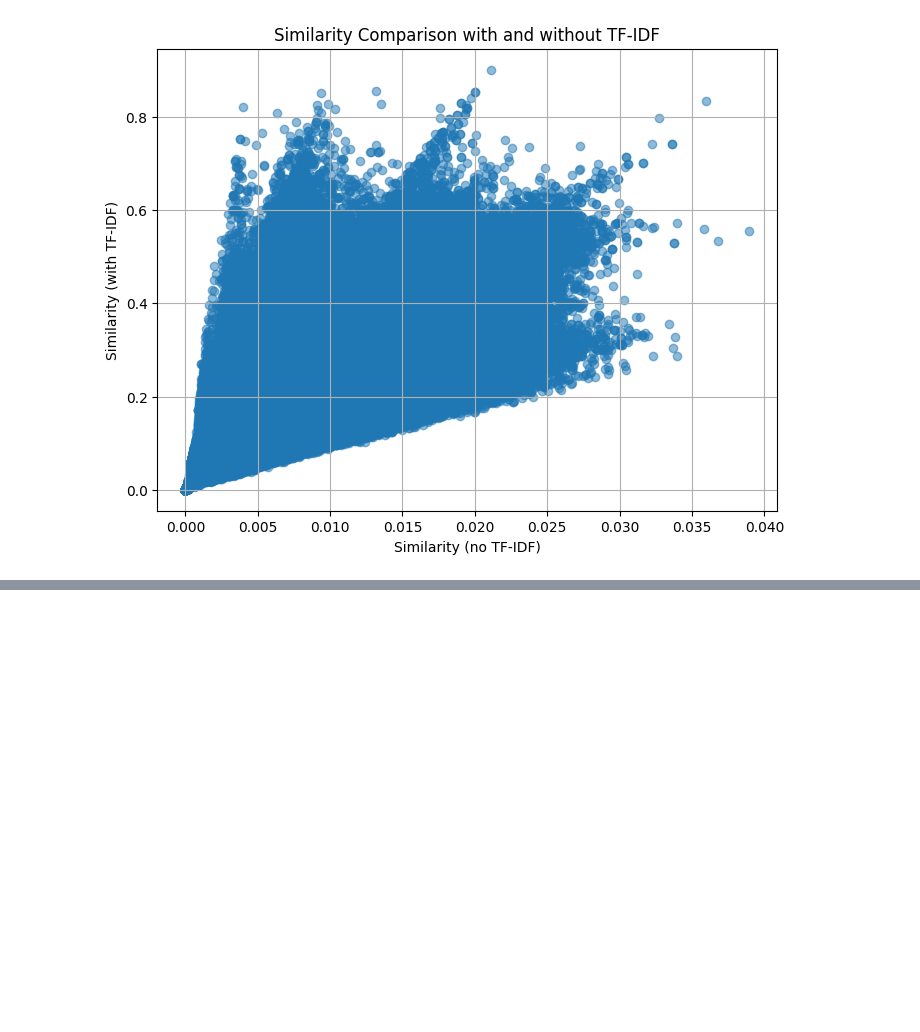
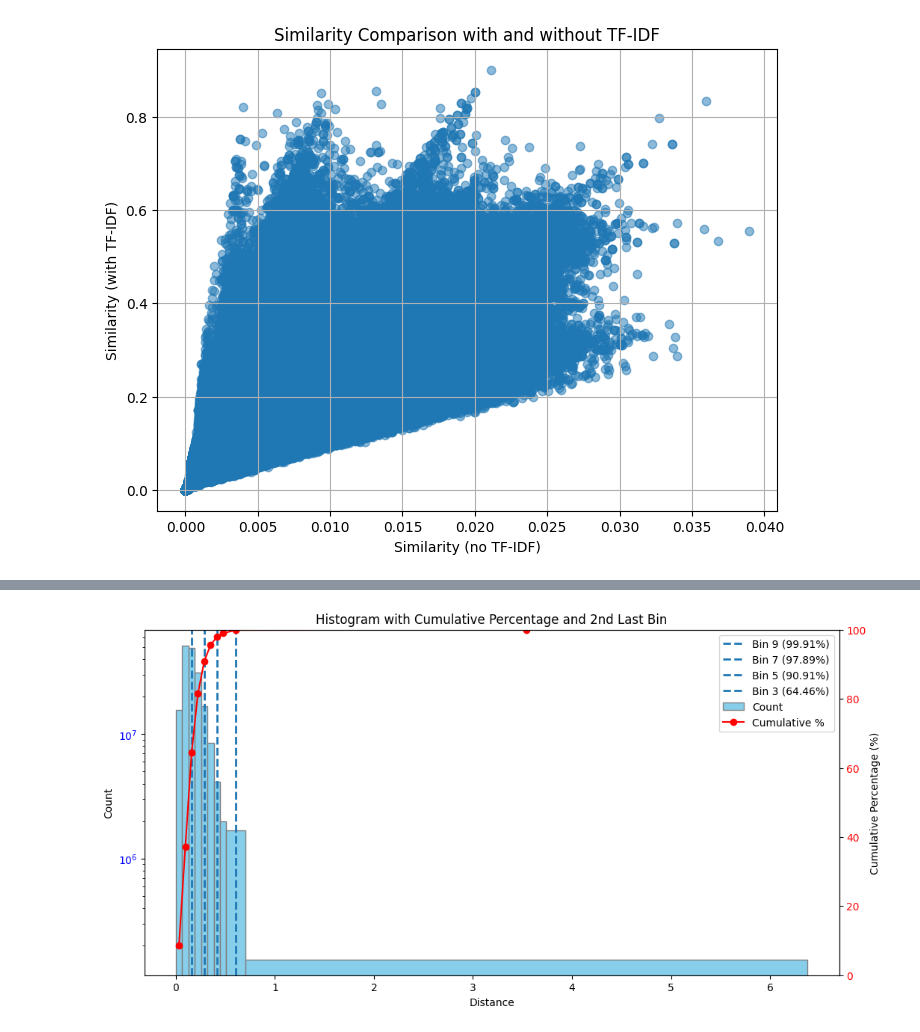
Before and after one commit to dangtom700/StudyApp_V2_May18_2024, a Jupyter notebook: scripts/main.ipynb, the cells around one changed output, grey strips where cells are left out. Cells and saved outputs as stored; diff of their text form; code cells hidden in the pictures; blank space fills up the shorter version.

```diff
--- a/scripts/main.ipynb
+++ b/scripts/main.ipynb
@@ -186,0 +128,7 @@ plt.show()
+# %%
+import pandas as pd
+import numpy as np
+
+# Load your existing histogram table
+bar_dist = pd.read_csv('bin_info.csv')  # columns: bin_index, count, bin_start, bin_end
+bar_dist.tail(20)
@@ -186,0 +227,35 @@ plt.show()
+# %%
+import matplotlib.pyplot as plt
+
+# Bin centers and widths
+bin_centers = (results_df['bin_start'] + results_df['bin_end']) / 2
+bin_widths = results_df['bin_end'] - results_df['bin_start']
+
+fig, ax1 = plt.subplots(figsize=(12,6))
+
+# Bar plot: counts per bin
+ax1.bar(bin_centers, results_df['count'], width=bin_widths, color='skyblue', edgecolor='gray', label='Count')
+ax1.set_xlabel('Distance')
+ax1.set_ylabel('Count')
+ax1.set_yscale('log')
+ax1.tick_params(axis='y', labelcolor='blue')
+
+# Line plot: cumulative percentage
+ax2 = ax1.twinx()
+ax2.plot(bin_centers, results_df['cummulative_percentage'], color='red', marker='o', label='Cumulative %')
+ax2.set_ylabel('Cumulative Percentage (%)')
+ax2.set_ylim(0, 100)
+ax2.tick_params(axis='y', labelcolor='red')
+
+# Add vertical line at 2nd last entry
+for i in [len(results_df)-2-i*2 for i in range(0, 4)]:
+    bin = results_df.iloc[i]
+    vline_pos = (bin['bin_start'] + bin['bin_end']) / 2
+    ax1.axvline(x=vline_pos, linestyle='--', linewidth=2, label=f'Bin {i+1} ({bin['cummulative_percentage']:.2f}%)')
+
+# Add legends
+fig.legend(loc="upper right", bbox_to_anchor=(0.9,0.88))
+plt.title('Histogram with Cumulative Percentage and 2nd Last Bin')
+plt.show()
+# %% [output]
+[figure, added]
```
Also changed, not shown: parts of 7 cells of this notebook, 1 other file.
